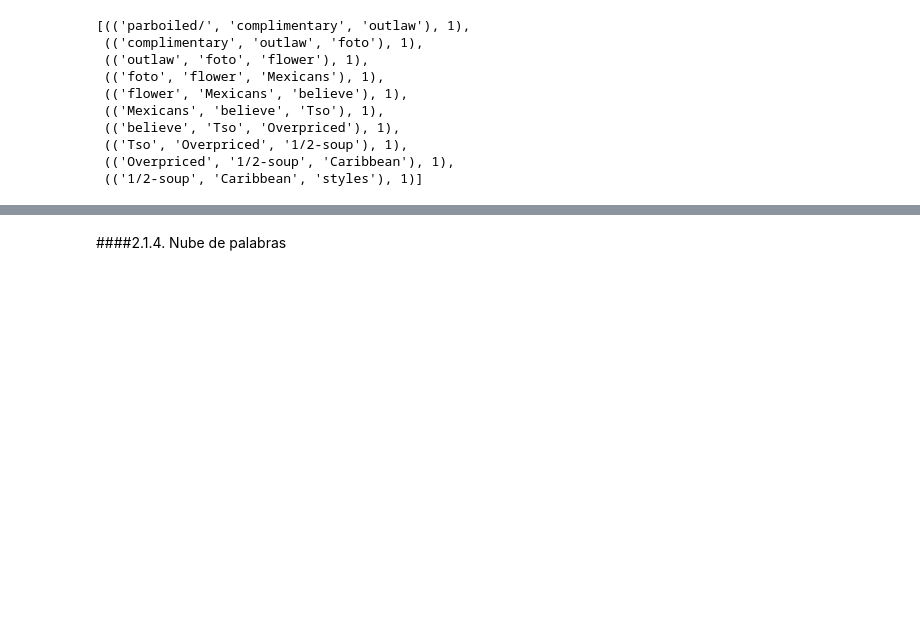
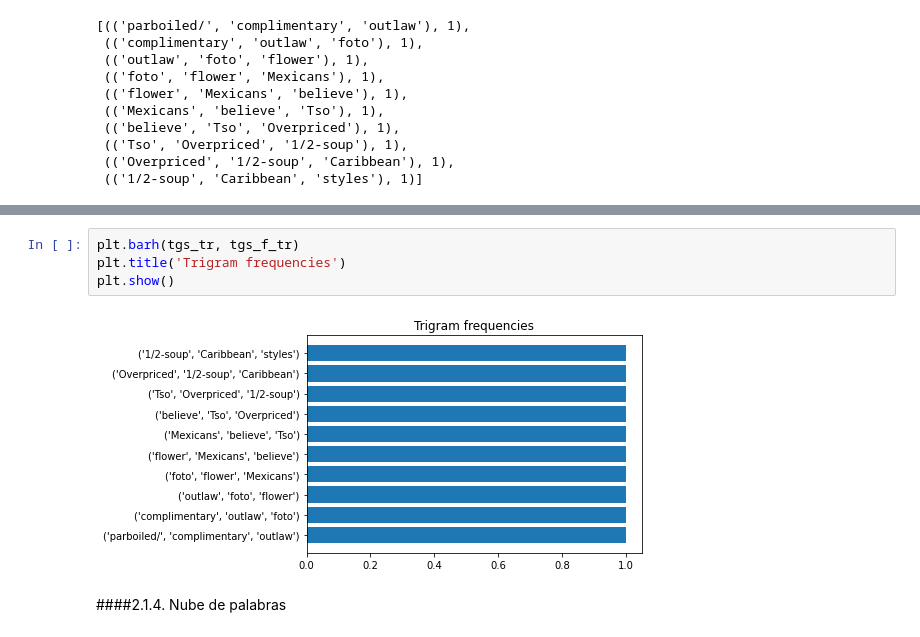
Before and after one commit to L120Git/NLP_Google_Restaurants, a Jupyter notebook: 1_NLP_carga_y_analisis.ipynb, the cells around one changed output, grey strips where cells are left out. Drawn from its saved outputs; the diff is of its cells as text; blank space fills up the shorter version.

```diff
--- a/1_NLP_carga_y_analisis.ipynb
+++ b/1_NLP_carga_y_analisis.ipynb
@@ -421,3 +439,9 @@ trigrams_freq_.most_common(10)
+# %%
+plt.barh(tgs_tr, tgs_f_tr)
+plt.title('Trigram frequencies')
+plt.show()
+# %% [output]
+[figure, added]
 # %% [markdown]
 ####2.1.4. Nube de palabras
 # %%
```
Also changed, not shown: parts of 9 cells of this notebook, 1 other file.
